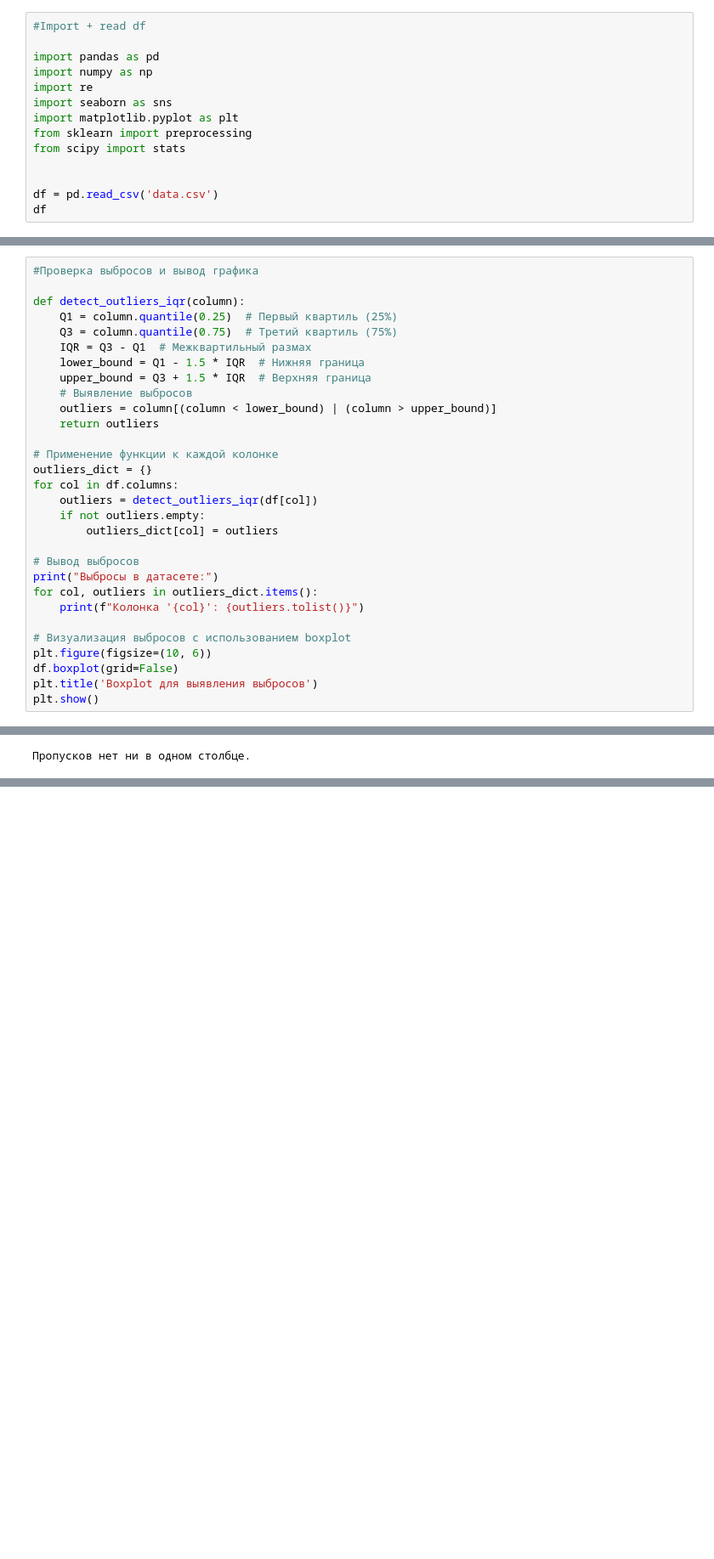
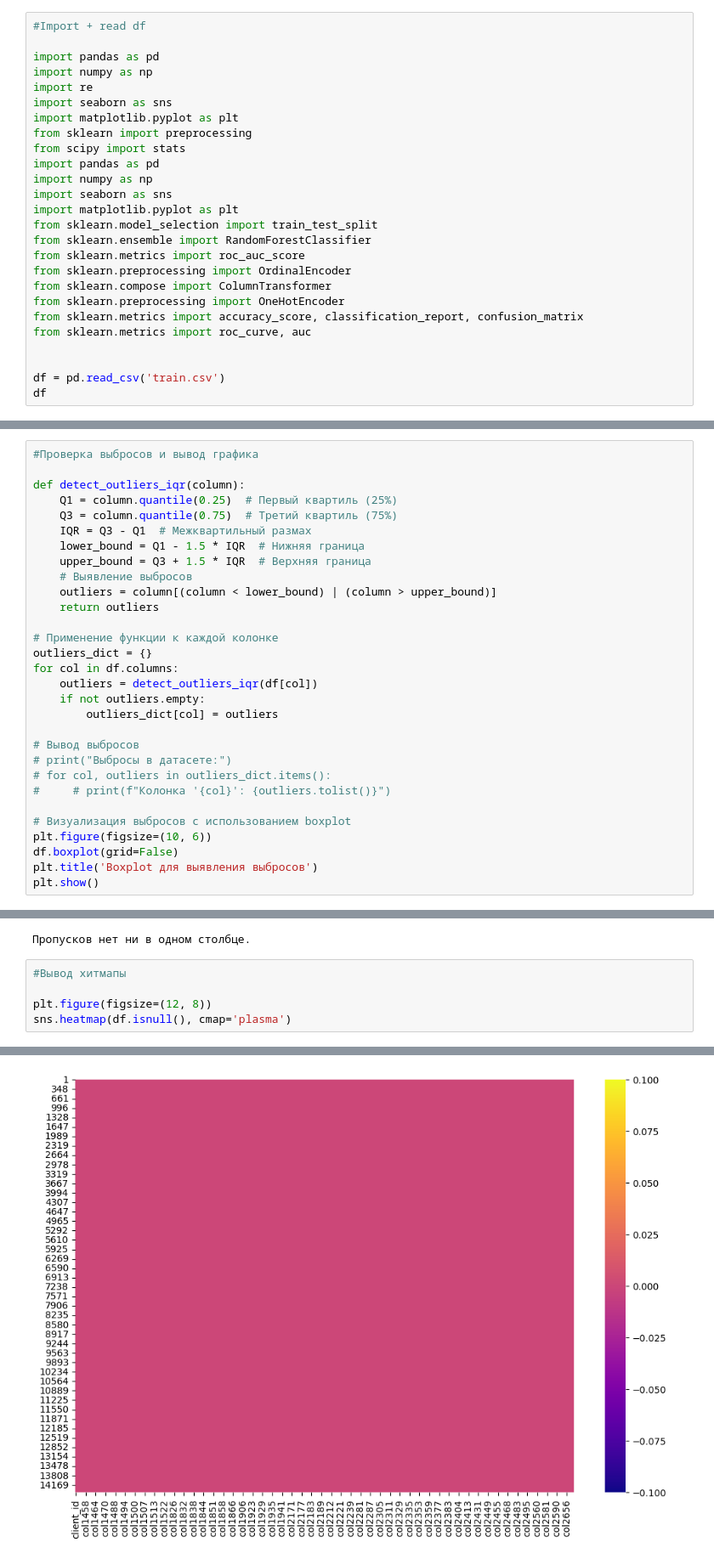
Before and after one commit to max4-dev/ML-2, a Jupyter notebook: ML_2.ipynb, the cells around one changed output, grey strips where cells are left out. Shown at 85% size. Drawn from its saved outputs; the diff is of its cells as text; blank space fills up the shorter version.

```diff
--- a/ML_2.ipynb
+++ b/ML_2.ipynb
@@ -10,9 +10,21 @@ import seaborn as sns
 import matplotlib.pyplot as plt
 from sklearn import preprocessing
 from scipy import stats
+import pandas as pd
+import numpy as np
+import seaborn as sns
+import matplotlib.pyplot as plt
+from sklearn.model_selection import train_test_split
+from sklearn.ensemble import RandomForestClassifier
+from sklearn.metrics import roc_auc_score
+from sklearn.preprocessing import OrdinalEncoder
+from sklearn.compose import ColumnTransformer
+from sklearn.preprocessing import OneHotEncoder
+from sklearn.metrics import accuracy_score, classification_report, confusion_matrix
+from sklearn.metrics import roc_curve, auc
 
 
-df = pd.read_csv('data.csv')
+df = pd.read_csv('train.csv')
 df
 # %% [output]
 |  | report_date | client_id | target | col1 | col2 | col3 | col4 | col5 | col6 | col7 | ... |
@@ -281,9 +293,9 @@ for col in df.columns:
         outliers_dict[col] = outliers
 
 # Вывод выбросов
-print("Выбросы в датасете:")
-for col, outliers in outliers_dict.items():
-    print(f"Колонка '{col}': {outliers.tolist()}")
+# print("Выбросы в датасете:")
+# for col, outliers in outliers_dict.items():
+#     # print(f"Колонка '{col}': {outliers.tolist()}")
 
 # Визуализация выбросов с использованием boxplot
 plt.figure(figsize=(10, 6))
@@ -401,3 +413,9 @@ else:
     print("Пропусков нет ни в одном столбце.")
 # %% [output]
 Пропусков нет ни в одном столбце.
+# %%
+#Вывод хитмапы
+
+plt.figure(figsize=(12, 8))
+sns.heatmap(df.isnull(), cmap='plasma')
+# %% [output]
@@ -403,0 +423 @@ else:
+[figure, added]
```
Also changed, not shown: parts of 20 cells of this notebook.
